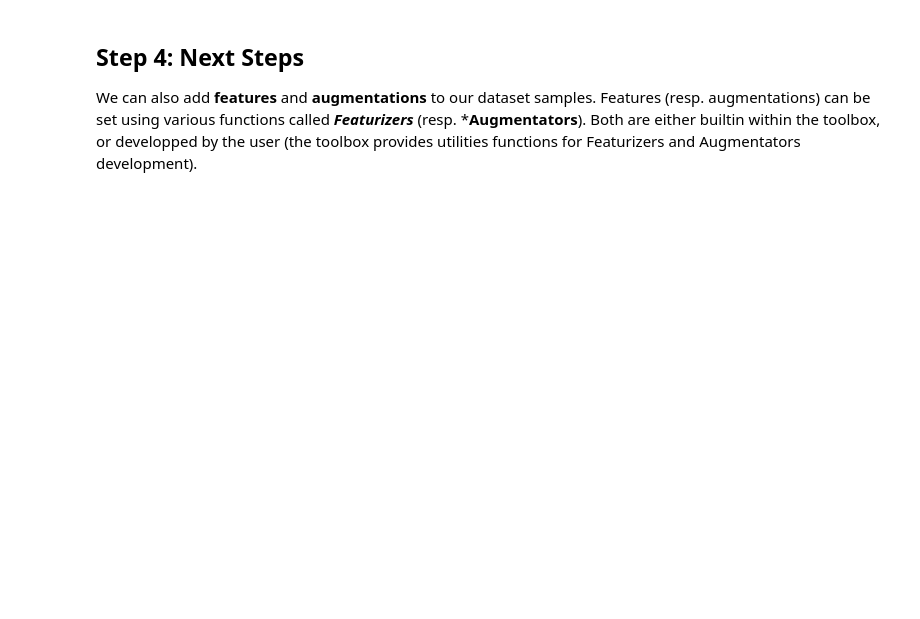
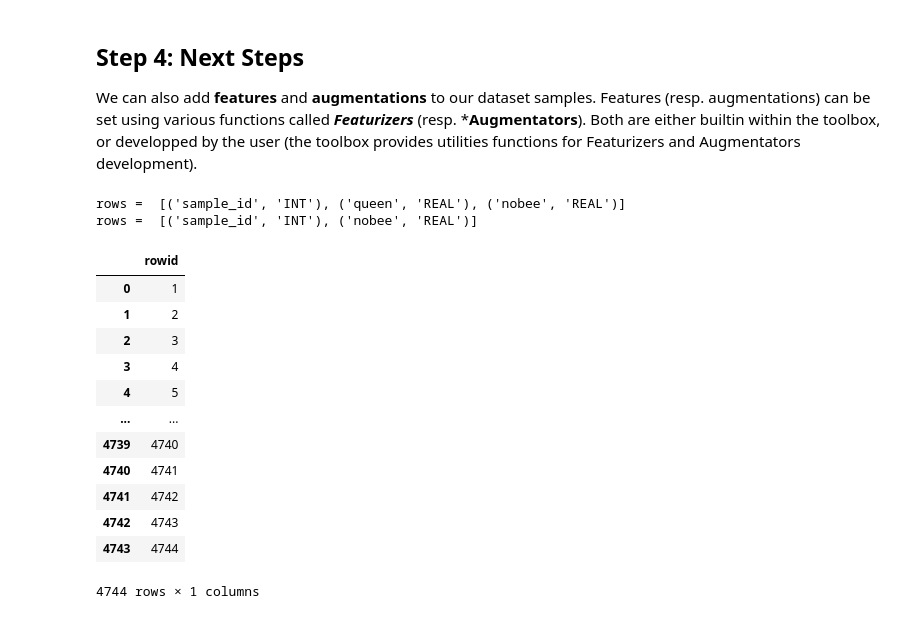
Before and after one commit to Sandjab/ShowBees, a Jupyter notebook: tutorials/02 - Datasets (Creation).ipynb, the cells around one changed output. Drawn from its saved outputs; the diff is of its cells as text; code cells hidden in the pictures; blank space fills up the shorter version.

```diff
--- a/tutorials/02 - Datasets (Creation).ipynb
+++ b/tutorials/02 - Datasets (Creation).ipynb
@@ -116,3 +164,25 @@ ds.setAttr('hive', attributors.FromFileName(transformers.StringMatcher("^(\w{5})
 ## Step 4: Next Steps
 
 We can also add **features** and **augmentations** to our dataset samples. Features (resp. augmentations) can be set using various functions called ***Featurizers*** (resp. ***Augmentators**). Both are either builtin within the toolbox, or developped by the user (the toolbox provides utilities functions for Featurizers and Augmentators development).
+# %%
+ds.dropLabel("queen")
+ds.dropLabel("nobee")
+# %% [output]
+rows =  [('sample_id', 'INT'), ('queen', 'REAL'), ('nobee', 'REAL')]
+rows =  [('sample_id', 'INT'), ('nobee', 'REAL')]
+# %%
+ds.getDataFrame("select rowid from samples")
+# %% [output]
+|  | rowid |
+| 0 | 1 |
+| 1 | 2 |
+| 2 | 3 |
+| 3 | 4 |
+| 4 | 5 |
+| ... | ... |
+| 4739 | 4740 |
+| 4740 | 4741 |
+| 4741 | 4742 |
+| 4742 | 4743 |
+| 4743 | 4744 |
+4744 rows × 1 columns
```
Also changed, not shown: parts of 14 cells of this notebook, 5 other files.
